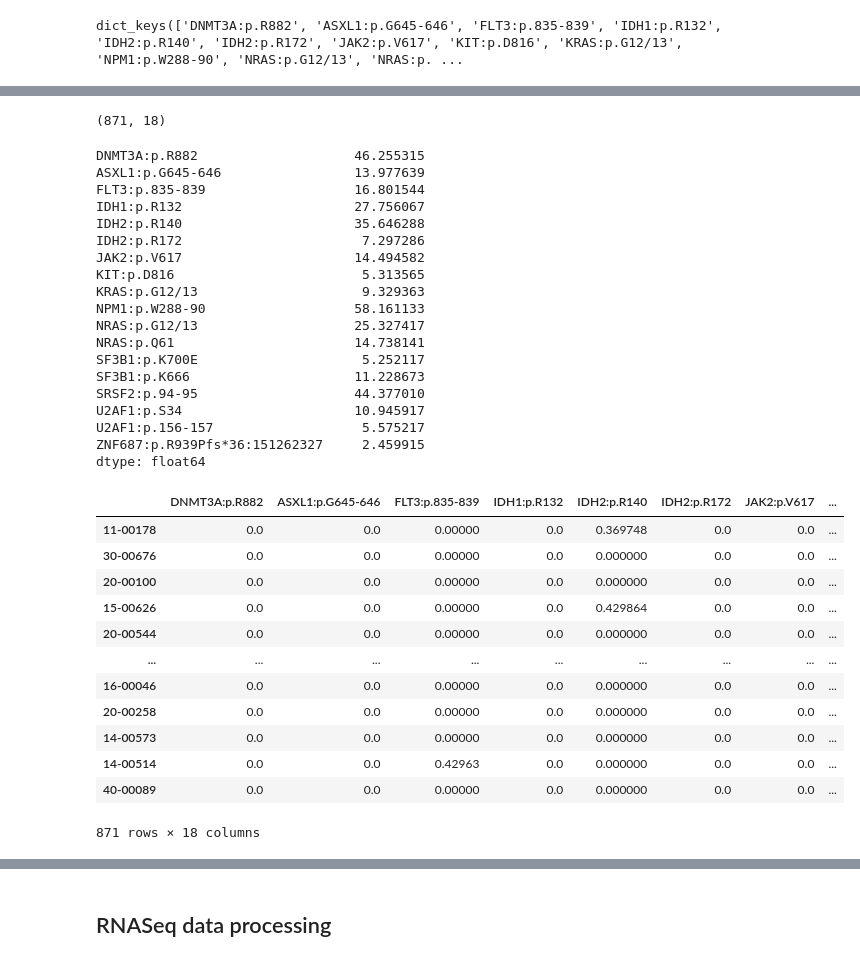
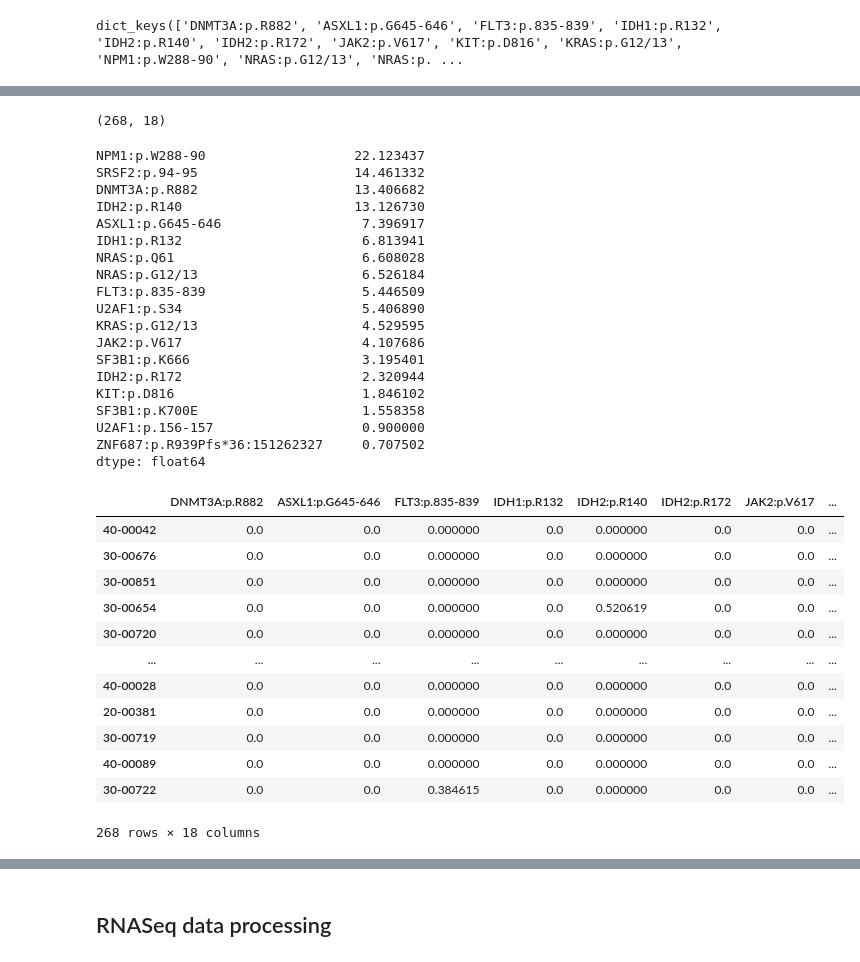
Before and after one commit to IlyaLab/KG_predict_DrugResponse, a Jupyter notebook: notebooks/Step0_Generate_feature_matrix_beatAML_wave1_4.ipynb, the cells around one changed output, grey strips where cells are left out. Saved outputs shown, nothing was run; the diff lists cells and outputs as text; code cells hidden in the pictures.

```diff
--- a/notebooks/Step0_Generate_feature_matrix_beatAML_wave1_4.ipynb
+++ b/notebooks/Step0_Generate_feature_matrix_beatAML_wave1_4.ipynb
@@ -323,47 +417,43 @@ for i in selected_variants:
 # %%
-print(df_select_variants.shape)
-df_select_variants.sum(axis = 0)
+print(df_select_variants1.shape)
+df_select_variants1.sum(axis = 0).sort_values(ascending = False)
 # %% [output]
-(871, 18)
+(268, 18)
-DNMT3A:p.R882                    46.255315
-ASXL1:p.G645-646                 13.977639
-FLT3:p.835-839                   16.801544
-IDH1:p.R132                      27.756067
-IDH2:p.R140                      35.646288
-IDH2:p.R172                       7.297286
-JAK2:p.V617                      14.494582
-KIT:p.D816                        5.313565
-KRAS:p.G12/13                     9.329363
-NPM1:p.W288-90                   58.161133
-NRAS:p.G12/13                    25.327417
-NRAS:p.Q61                       14.738141
-SF3B1:p.K700E                     5.252117
-SF3B1:p.K666                     11.228673
-SRSF2:p.94-95                    44.377010
-U2AF1:p.S34                      10.945917
-U2AF1:p.156-157                   5.575217
-ZNF687:p.R939Pfs*36:151262327     2.459915
+NPM1:p.W288-90                   22.123437
+SRSF2:p.94-95                    14.461332
+DNMT3A:p.R882                    13.406682
+IDH2:p.R140                      13.126730
+ASXL1:p.G645-646                  7.396917
+IDH1:p.R132                       6.813941
+NRAS:p.Q61                        6.608028
+NRAS:p.G12/13                     6.526184
+FLT3:p.835-839                    5.446509
+U2AF1:p.S34                       5.406890
+KRAS:p.G12/13                     4.529595
+JAK2:p.V617                       4.107686
+SF3B1:p.K666                      3.195401
+IDH2:p.R172                       2.320944
+KIT:p.D816                        1.846102
+SF3B1:p.K700E                     1.558358
+U2AF1:p.156-157                   0.900000
+ZNF687:p.R939Pfs*36:151262327     0.707502
 dtype: float64
 # %%
-df_select_variants.sum()
-
-# remove the variants with zero frequency
-df_select_variants1 = df_select_variants.loc[:,df_select_variants.sum(axis = 0) > 0]
-df_select_variants1
+df_select_variants1.to_csv("../data/Feature_set2_variants_matrix_w12.csv")
-# %% [output]
-|  | DNMT3A:p.R882 | ASXL1:p.G645-646 | FLT3:p.835-839 | IDH1:p.R132 | IDH2:p.R140 | IDH2:p.R172 | JAK2:p.V617 | ... |
-| 11-00178 | 0.0 | 0.0 | 0.00000 | 0.0 | 0.369748 | 0.0 | 0.0 | ... |
-| 30-00676 | 0.0 | 0.0 | 0.00000 | 0.0 | 0.000000 | 0.0 | 0.0 | ... |
-| 20-00100 | 0.0 | 0.0 | 0.00000 | 0.0 | 0.000000 | 0.0 | 0.0 | ... |
-| 15-00626 | 0.0 | 0.0 | 0.00000 | 0.0 | 0.429864 | 0.0 | 0.0 | ... |
-| 20-00544 | 0.0 | 0.0 | 0.00000 | 0.0 | 0.000000 | 0.0 | 0.0 | ... |
-| ... | ... | ... | ... | ... | ... | ... | ... | ... |
-| 16-00046 | 0.0 | 0.0 | 0.00000 | 0.0 | 0.000000 | 0.0 | 0.0 | ... |
-| 20-00258 | 0.0 | 0.0 | 0.00000 | 0.0 | 0.000000 | 0.0 | 0.0 | ... |
-| 14-00573 | 0.0 | 0.0 | 0.00000 | 0.0 | 0.000000 | 0.0 | 0.0 | ... |
-| 14-00514 | 0.0 | 0.0 | 0.42963 | 0.0 | 0.000000 | 0.0 | 0.0 | ... |
-| 40-00089 | 0.0 | 0.0 | 0.00000 | 0.0 | 0.000000 | 0.0 | 0.0 | ... |
-871 rows × 18 columns
 # %%
-df_select_variants1.to_csv("../Data/Feature_set2_variants_matrix_w1_4.csv")
+df_select_variants1
+# %% [output]
+|  | DNMT3A:p.R882 | ASXL1:p.G645-646 | FLT3:p.835-839 | IDH1:p.R132 | IDH2:p.R140 | IDH2:p.R172 | JAK2:p.V617 | ... |
+| 40-00042 | 0.0 | 0.0 | 0.000000 | 0.0 | 0.000000 | 0.0 | 0.0 | ... |
+| 30-00676 | 0.0 | 0.0 | 0.000000 | 0.0 | 0.000000 | 0.0 | 0.0 | ... |
+| 30-00851 | 0.0 | 0.0 | 0.000000 | 0.0 | 0.000000 | 0.0 | 0.0 | ... |
+| 30-00654 | 0.0 | 0.0 | 0.000000 | 0.0 | 0.520619 | 0.0 | 0.0 | ... |
+| 30-00720 | 0.0 | 0.0 | 0.000000 | 0.0 | 0.000000 | 0.0 | 0.0 | ... |
+| ... | ... | ... | ... | ... | ... | ... | ... | ... |
+| 40-00028 | 0.0 | 0.0 | 0.000000 | 0.0 | 0.000000 | 0.0 | 0.0 | ... |
+| 20-00381 | 0.0 | 0.0 | 0.000000 | 0.0 | 0.000000 | 0.0 | 0.0 | ... |
+| 30-00719 | 0.0 | 0.0 | 0.000000 | 0.0 | 0.000000 | 0.0 | 0.0 | ... |
+| 40-00089 | 0.0 | 0.0 | 0.000000 | 0.0 | 0.000000 | 0.0 | 0.0 | ... |
+| 30-00722 | 0.0 | 0.0 | 0.384615 | 0.0 | 0.000000 | 0.0 | 0.0 | ... |
+268 rows × 18 columns
 # %%
```
Also changed, not shown: parts of 18 cells of this notebook, 1 other file.
